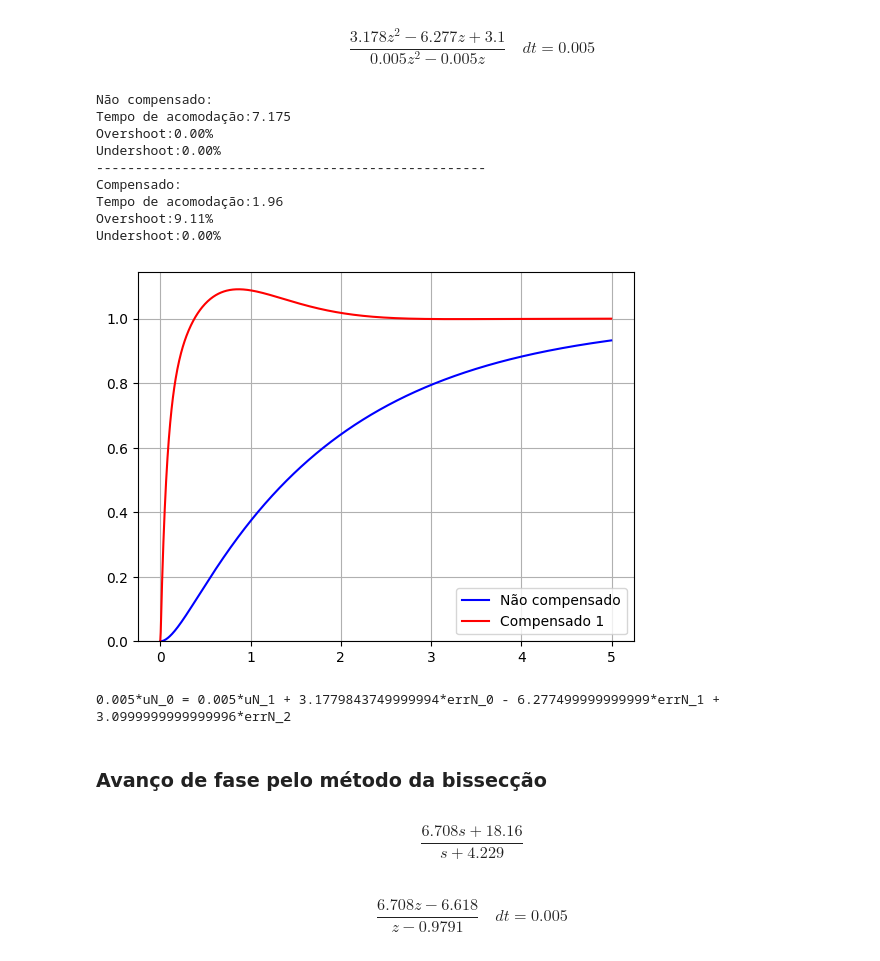
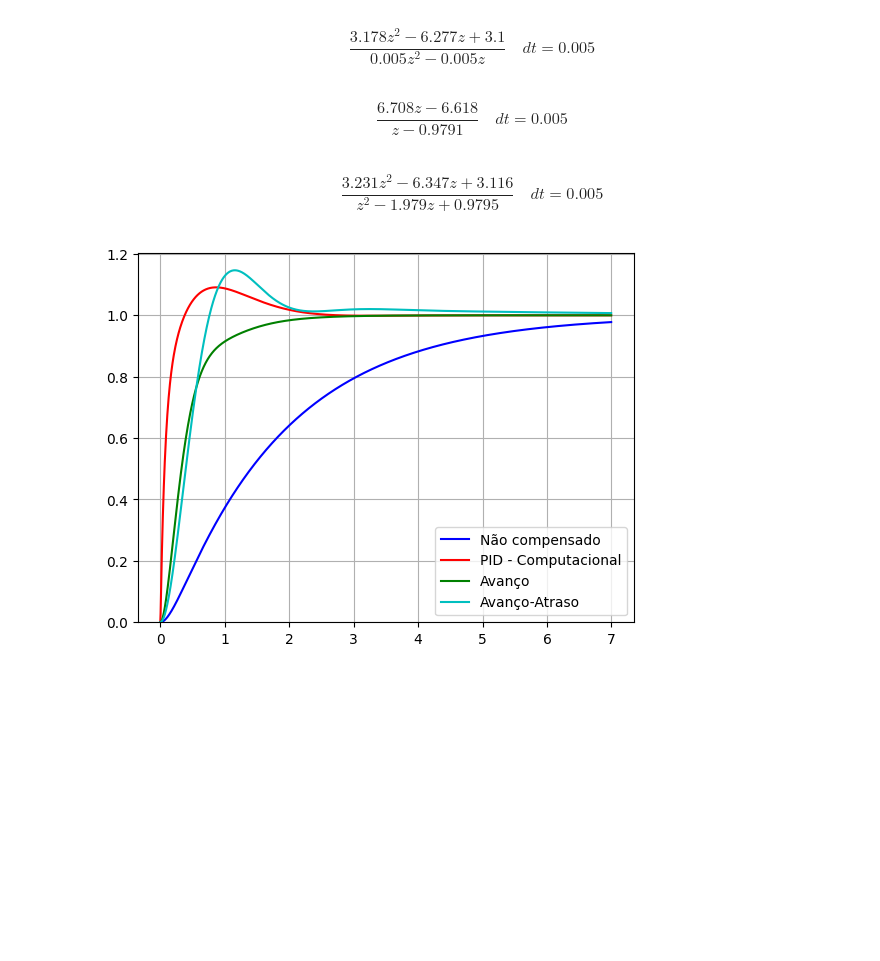
Before and after one commit to Telepresence-UFABC/Controller, a Jupyter notebook: design/design_controller.ipynb, the cells around one changed output. Drawn from its saved outputs; the diff is of its cells as text; code cells hidden in the pictures; blank space fills up the shorter version.

```diff
--- a/design/design_controller.ipynb
+++ b/design/design_controller.ipynb
@@ -326,55 +79,21 @@ $$\frac{0.5125}{0.1446 s^2 + s}$$
 # %%
-_, gz_tilt = design_pid_computational(sys=tilt, overshoot=overshoot, ts=ts, discrete=True, method="backward", T=T)
-gz_tilt
+pid_tilt = design_pid_computational(sys=tilt, overshoot=overshoot, ts=ts, discrete=True, method="backward", T=T)
+pid_tilt
 # %% [output]
 $$\frac{3.178 z^2 - 6.277 z + 3.1}{0.005 z^2 - 0.005 z}\quad dt = 0.005$$
 # %%
 tilt_z = ct.c2d(tilt, 5e-3)
-# %%
-time = np.arange(0, 5, 5e-3)
-# %%
-nc = ct.step_info(ct.feedback(tilt_z))
-
-print(f"Não compensado:\nTempo de acomodação:{nc['SettlingTime']}\nOvershoot:{nc['Overshoot']:.2f}%\nUndershoot:{nc['Undershoot']:.2f}%")
-print(50*"-")
-
-c = ct.step_info(ct.feedback(gz_tilt*tilt_z))
-print(f"Compensado:\nTempo de acomodação:{c['SettlingTime']}\nOvershoot:{c['Overshoot']:.2f}%\nUndershoot:{c['Undershoot']:.2f}%")
-# %% [output]
-Não compensado:
-Tempo de acomodação:7.175
-Overshoot:0.00%
-Undershoot:0.00%
---------------------------------------------------
-Compensado:
-Tempo de acomodação:1.96
-Overshoot:9.11%
-Undershoot:0.00%
+# %%
+lead_tilt = ct.c2d(design_lead_bissect(sys=tilt, overshoot=overshoot, ts=ts), T)
+lead_tilt
+# %% [output]
+$$\frac{6.708 z - 6.618}{z - 0.9791}\quad dt = 0.005$$
+# %%
+lead_lag_tilt = ct.c2d(lead_lag(sys=tilt, overshoot=overshoot, ts=ts), T)
+lead_lag_tilt
+# %% [output]
+$$\frac{3.231 z^2 - 6.347 z + 3.116}{z^2 - 1.979 z + 0.9795}\quad dt = 0.005$$
 # %%
-_ = compare_step([tilt_z, gz_tilt*tilt_z], time, y_min=y_min)
+_ = compare_step(sys=[tilt_z, pid_tilt*tilt_z, lead_tilt*tilt_z, lead_lag_tilt*tilt_z], time=time, labels=("Não compensado", "PID - Computacional", "Avanço", "Avanço-Atraso"), y_min=y_min)
 # %% [output]
-[figure, old version]
+[figure, new version]
-# %%
-diff_eq = z2t(gz_tilt)
-print(diff_eq)
-
-consts = {
-    "output": [-float(coef) if gz_tilt.den[0][0][0] == 1 else -float(coef) / gz_tilt.den[0][0][0] for coef in gz_tilt.den[0][0][1:]],
-    "input": [float(coef) if gz_tilt.den[0][0][0] == 1 else float(coef) / gz_tilt.den[0][0][0] for coef in gz_tilt.num[0][0]]
-    }
-with open("../system_parameters/controller_tilt.info", "w") as file:
-    dump(consts, file)
-# %% [output]
-0.005*uN_0 = 0.005*uN_1 + 3.1779843749999994*errN_0 - 6.277499999999999*errN_1 + 3.0999999999999996*errN_2
-# %% [markdown]
-### Avanço de fase pelo método da bissecção
-# %%
-_, gc_tilt = design_lead_bissect(sys=tilt, overshoot=overshoot, ts=ts)
-gc_tilt
-# %% [output]
-$$\frac{6.708 s + 18.16}{s + 4.229}$$
-# %%
-gz_tilt = ct.c2d(gc_tilt, 5e-3)
-gz_tilt
-# %% [output]
-$$\frac{6.708 z - 6.618}{z - 0.9791}\quad dt = 0.005$$
```
Also changed, not shown: parts of 39 cells of this notebook, 2 other files.
